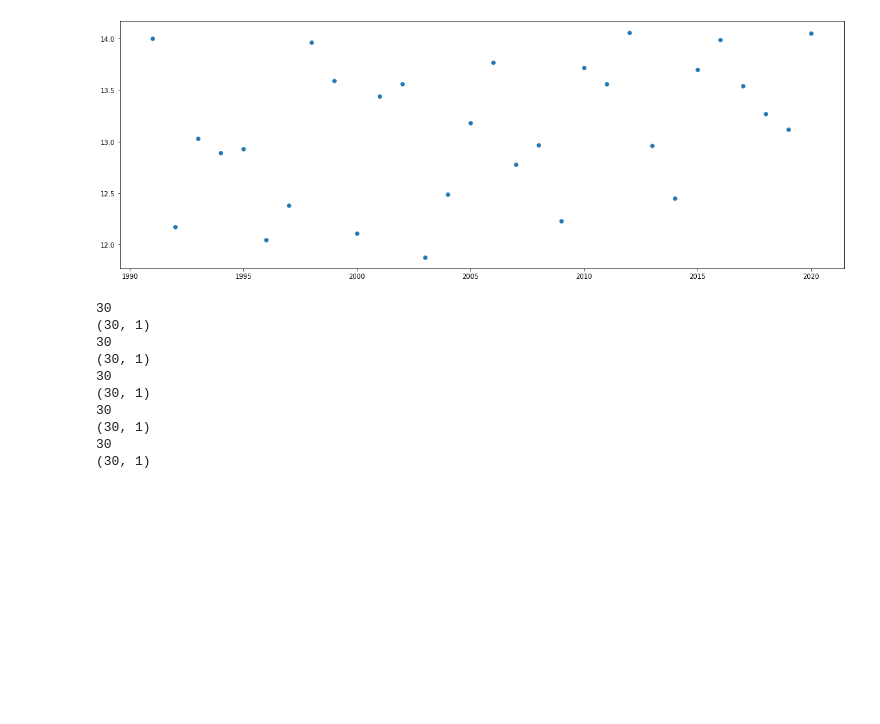
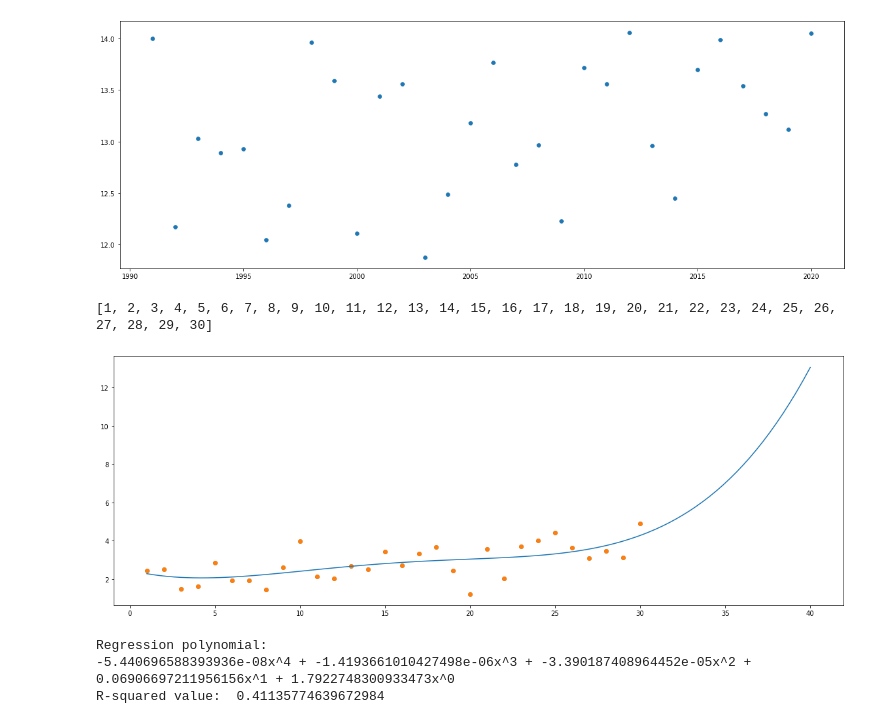
Before and after one commit to Foxxy-HCMUS/HCMUS-Applied-Maths-and-Statistics-Projects, a Jupyter notebook: Project 1/Problem 2/Codes/source_code.ipynb, the cells around one changed output. Cells and saved outputs as stored; diff of their text form; code cells hidden in the pictures; blank space fills up the shorter version.

Commit message:
regression model

```diff
--- a/Project 1/Problem 2/Codes/source_code.ipynb
+++ b/Project 1/Problem 2/Codes/source_code.ipynb
@@ -148,18 +148,18 @@ def fill_missing_data(temp):
 
     if len(missing_years) > 0:
         for year in missing_years:  # there is only one missing cell
-            print("Year: ", year)
+            # print("Year: ", year)
             before_position = years.index(year - 1)
             after_position = years.index(year + 1)
-            print("Before: ", years[before_position])
-            print("After: ", years[after_position])
+            # print("Before: ", years[before_position])
+            # print("After: ", years[after_position])
 
             before_value = temp.iloc[before_position]['TAVG']
             after_value = temp.iloc[after_position]['TAVG']
-            print("Before value:" , before_value)
-            print("After value: ", after_value)
-            new_value = (before_value + after_value) / 2
-            print("New value: ", new_value)
+            # print("Before value:" , before_value)
+            # print("After value: ", after_value)
+            new_value = round((before_value + after_value) / 2, 2)
+            # print("New value: ", new_value)
 
 
             temperatures_data = []
@@ -250,25 +243,6 @@ from sklearn.metrics import r2_score
 x = []
 for i in range(processing_starting_year, processing_ending_year + 1, 1):
     x.append(i - processing_starting_year + 1)
-# print(x)
+print(x)
+# %% [output]
+[1, 2, 3, 4, 5, 6, 7, 8, 9, 10, 11, 12, 13, 14, 15, 16, 17, 18, 19, 20, 21, 22, 23, 24, 25, 26, 27, 28, 29, 30]
-# %%
-for i in range(len(temperatures)):
-    file_name = "data" + str(i) + ".csv"
-    df = pd.read_csv(file_name)
-
-    y = []
-    for i in range(len(df)):
-        y.append(df.iloc[i]['Temperature'])
-    print(len(y))
-    model = np.poly1d(np.polyfit(x, y, 3))
-# %% [output]
-30
-(30, 1)
-30
-(30, 1)
-30
-(30, 1)
-30
-(30, 1)
-30
-(30, 1)
@@ -274,0 +307,7 @@ for i in range(len(temperatures)):
+# %%
+regression("data0.csv")
+# %% [output]
+[figure, added]
+Regression polynomial:
+-5.440696588393936e-08x^4 + -1.4193661010427498e-06x^3 + -3.390187408964452e-05x^2 + 0.06906697211956156x^1 + 1.7922748300933473x^0
+R-squared value:  0.41135774639672984
```
Also changed, not shown: parts of 6 cells of this notebook, 1 other file.
